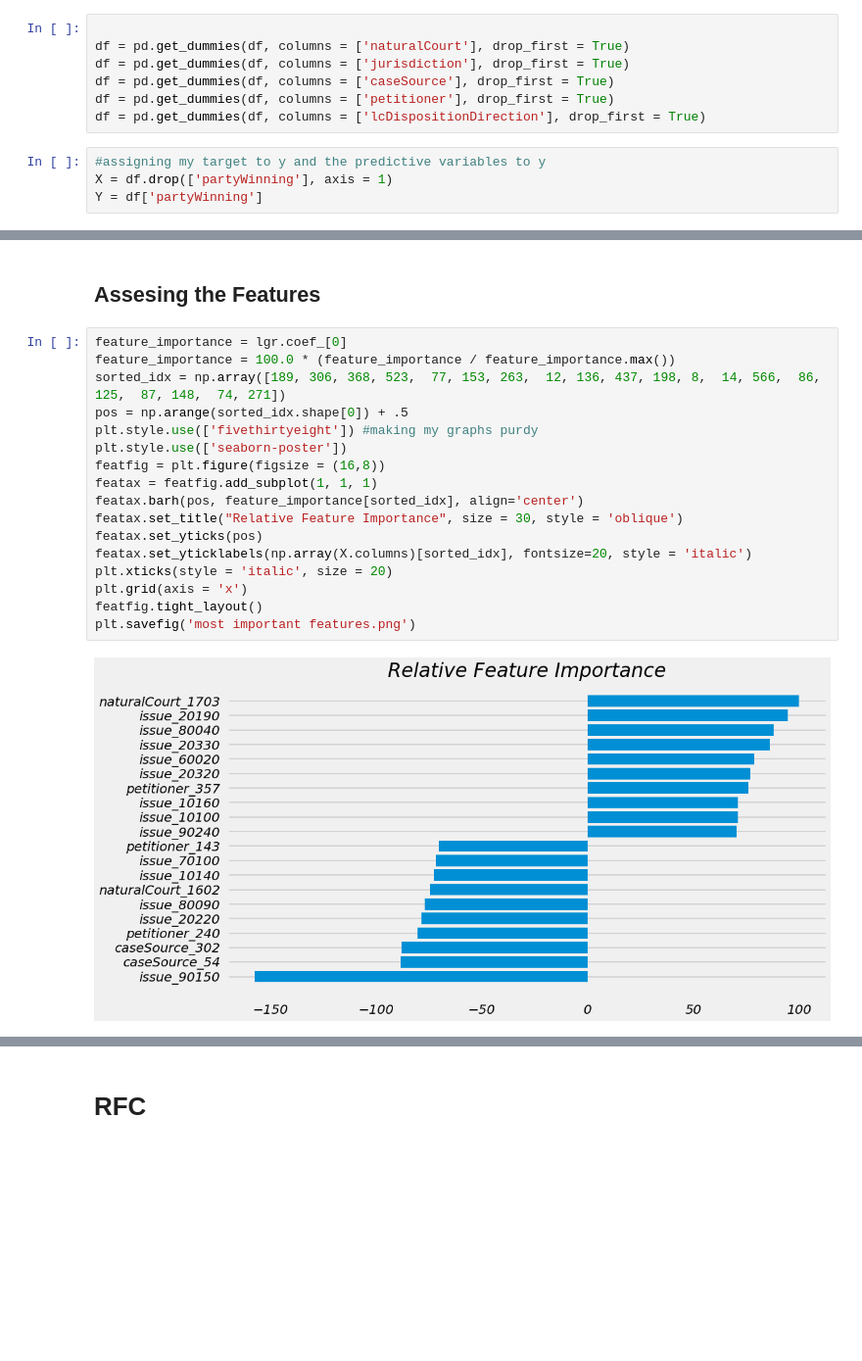
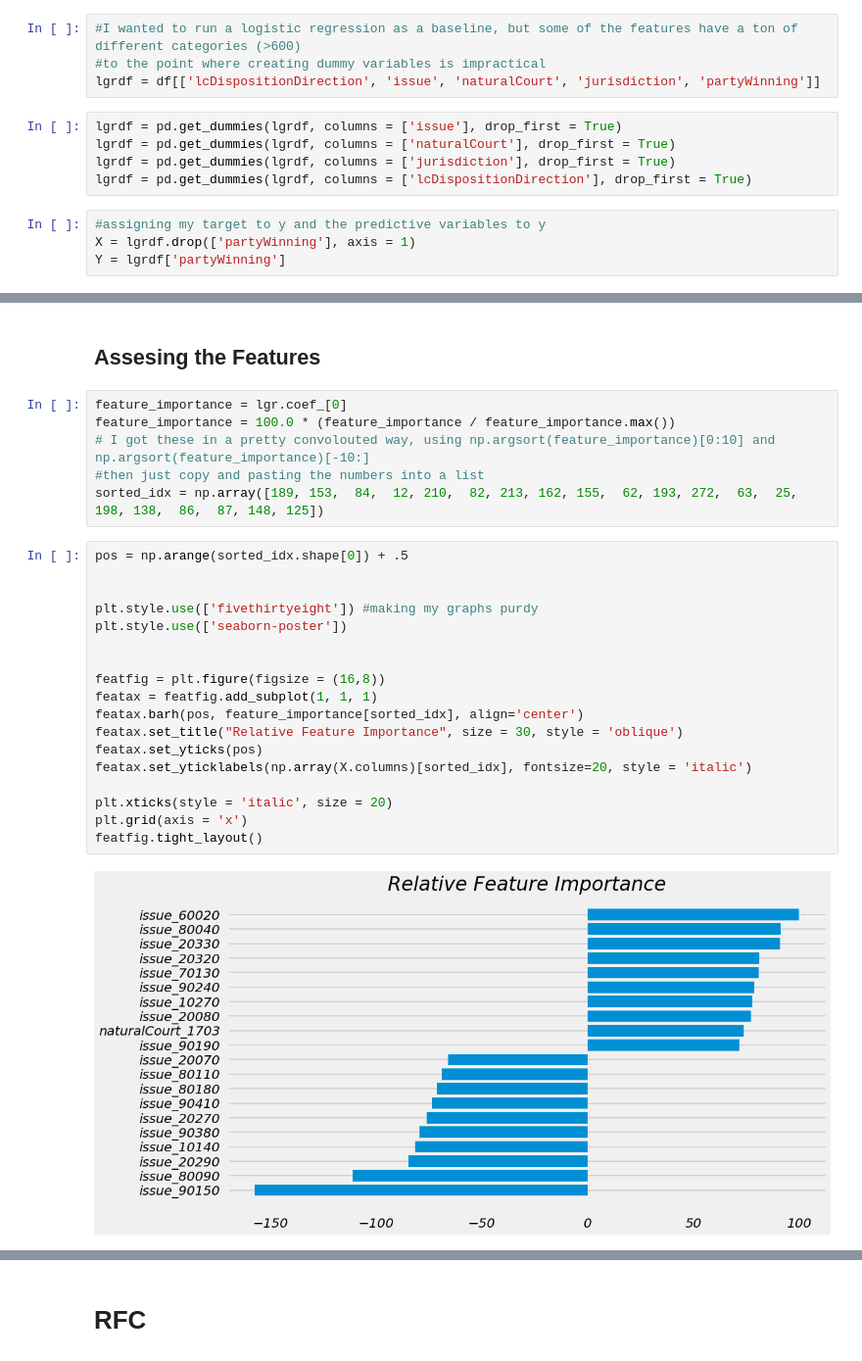
Before and after one commit to acoco10/supreme_court_predictor, a Jupyter notebook: notebooks/SC_Predictor_Modeling_notebook2.ipynb, the cells around one changed output, grey strips where cells are left out. Shown: that part at 98% size. Saved outputs shown, nothing was run; the diff lists cells and outputs as text; blank space fills up the shorter version.

```diff
--- a/notebooks/SC_Predictor_Modeling_notebook2.ipynb
+++ b/notebooks/SC_Predictor_Modeling_notebook2.ipynb
@@ -123,14 +110,16 @@ df = pd.get_dummies(df, columns = ['issue'], drop_first = True)
+# %%
+#I wanted to run a logistic regression as a baseline, but some of the features have a ton of different categories (>600)
+#to the point where creating dummy variables is impractical
+lgrdf = df[['lcDispositionDirection', 'issue', 'naturalCourt', 'jurisdiction', 'partyWinning']]
 # %%
-
-df = pd.get_dummies(df, columns = ['naturalCourt'], drop_first = True)
-df = pd.get_dummies(df, columns = ['jurisdiction'], drop_first = True)
-df = pd.get_dummies(df, columns = ['caseSource'], drop_first = True)
-df = pd.get_dummies(df, columns = ['petitioner'], drop_first = True)
-df = pd.get_dummies(df, columns = ['lcDispositionDirection'], drop_first = True)
+lgrdf = pd.get_dummies(lgrdf, columns = ['issue'], drop_first = True)
+lgrdf = pd.get_dummies(lgrdf, columns = ['naturalCourt'], drop_first = True)
+lgrdf = pd.get_dummies(lgrdf, columns = ['jurisdiction'], drop_first = True)
+lgrdf = pd.get_dummies(lgrdf, columns = ['lcDispositionDirection'], drop_first = True)
 # %%
 #assigning my target to y and the predictive variables to y
-X = df.drop(['partyWinning'], axis = 1)
-Y = df['partyWinning']
+X = lgrdf.drop(['partyWinning'], axis = 1)
+Y = lgrdf['partyWinning']
 # %%
 X_train, X_test, y_train, y_test = train_test_split(X, Y, test_size=0.20, random_state=34)
 # %% [markdown]
@@ -217,21 +206,28 @@ The baseline model does not have great accuracy, but this is not that surprising
 # %% [markdown]
 ## Assesing the Features
+# %%
+feature_importance = lgr.coef_[0]
+feature_importance = 100.0 * (feature_importance / feature_importance.max())
+# I got these in a pretty convolouted way, using np.argsort(feature_importance)[0:10] and np.argsort(feature_importance)[-10:]
+#then just copy and pasting the numbers into a list
+sorted_idx = np.array([189, 153,  84,  12, 210,  82, 213, 162, 155,  62, 193, 272,  63,  25, 198, 138,  86,  87, 148, 125])
 # %%
-feature_importance = lgr.coef_[0]
-feature_importance = 100.0 * (feature_importance / feature_importance.max())
-sorted_idx = np.array([189, 306, 368, 523,  77, 153, 263,  12, 136, 437, 198, 8,  14, 566,  86, 125,  87, 148,  74, 271])
 pos = np.arange(sorted_idx.shape[0]) + .5
+
+
 plt.style.use(['fivethirtyeight']) #making my graphs purdy
 plt.style.use(['seaborn-poster'])
+
+
 featfig = plt.figure(figsize = (16,8))
 featax = featfig.add_subplot(1, 1, 1)
 featax.barh(pos, feature_importance[sorted_idx], align='center')
 featax.set_title("Relative Feature Importance", size = 30, style = 'oblique')
 featax.set_yticks(pos)
 featax.set_yticklabels(np.array(X.columns)[sorted_idx], fontsize=20, style = 'italic')
+
 plt.xticks(style = 'italic', size = 20)
 plt.grid(axis = 'x')
 featfig.tight_layout()
-plt.savefig('most important features.png')
 # %% [output]
-[figure, old version]
+[figure, new version]
```
Also changed, not shown: parts of 17 cells of this notebook, 10 other files.
